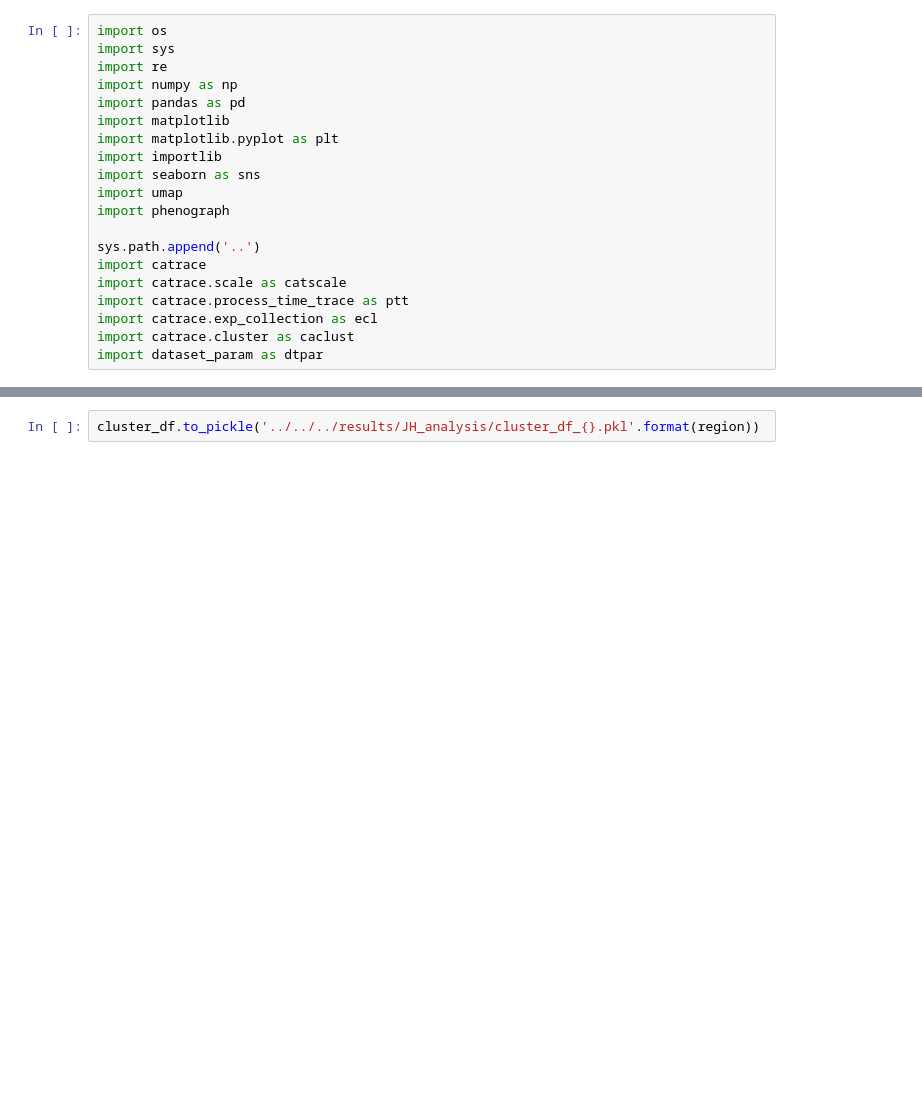
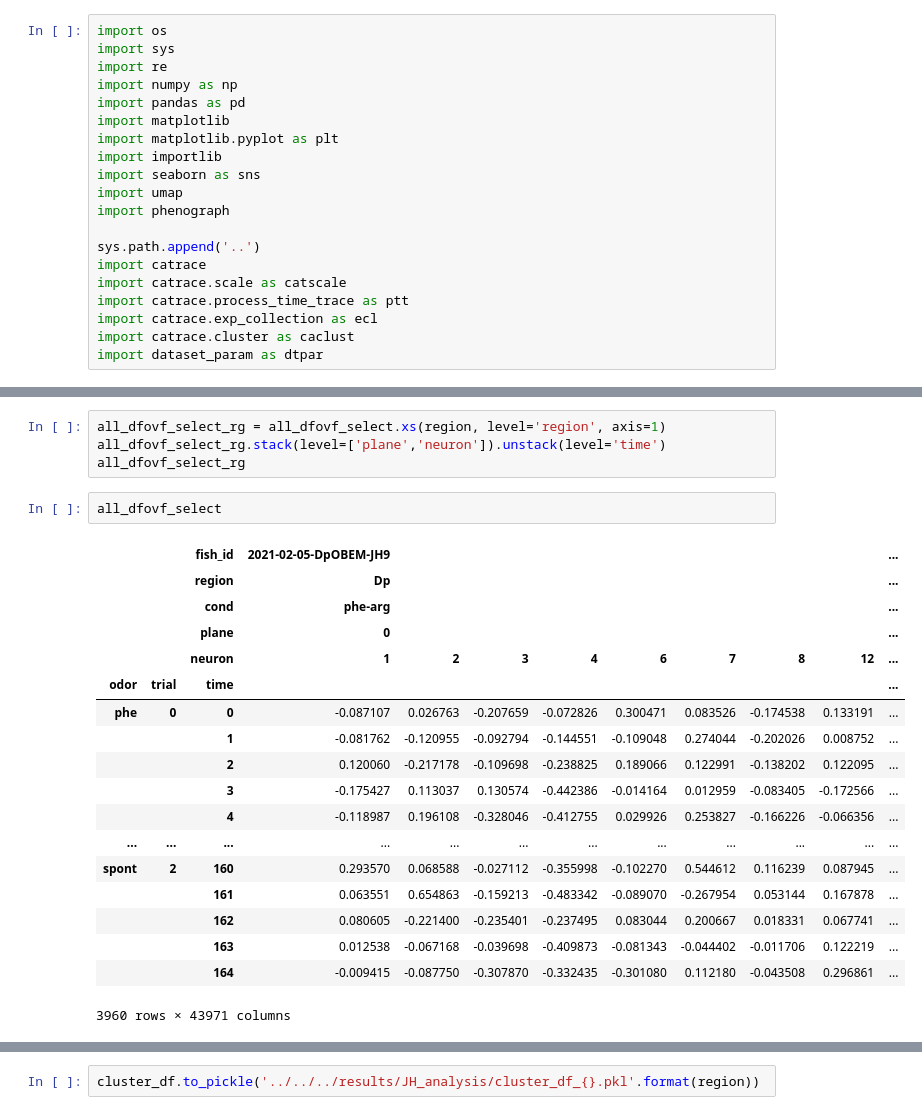
Before and after one commit to aloejhb/catrace, a Jupyter notebook: notebooks/tuning_curve_OB.ipynb, the cells around one changed output, grey strips where cells are left out. Drawn from its saved outputs; the diff is of its cells as text; blank space fills up the shorter version.

```diff
--- a/notebooks/tuning_curve_OB.ipynb
+++ b/notebooks/tuning_curve_OB.ipynb
@@ -35 +81,26 @@ if compute_response:
+# %%
+all_dfovf_select_rg = all_dfovf_select.xs(region, level='region', axis=1)
+all_dfovf_select_rg.stack(level=['plane','neuron']).unstack(level='time')
+all_dfovf_select_rg
+# %%
+all_dfovf_select
+# %% [output]
+|  |  | fish_id | 2021-02-05-DpOBEM-JH9 |  |  |  |  |  |  |  | ... |
+|  |  | region | Dp |  |  |  |  |  |  |  | ... |
+|  |  | cond | phe-arg |  |  |  |  |  |  |  | ... |
+|  |  | plane | 0 |  |  |  |  |  |  |  | ... |
+|  |  | neuron | 1 | 2 | 3 | 4 | 6 | 7 | 8 | 12 | ... |
+| odor | trial | time |  |  |  |  |  |  |  |  | ... |
+| phe | 0 | 0 | -0.087107 | 0.026763 | -0.207659 | -0.072826 | 0.300471 | 0.083526 | -0.174538 | 0.133191 | ... |
+|  |  | 1 | -0.081762 | -0.120955 | -0.092794 | -0.144551 | -0.109048 | 0.274044 | -0.202026 | 0.008752 | ... |
+|  |  | 2 | 0.120060 | -0.217178 | -0.109698 | -0.238825 | 0.189066 | 0.122991 | -0.138202 | 0.122095 | ... |
+|  |  | 3 | -0.175427 | 0.113037 | 0.130574 | -0.442386 | -0.014164 | 0.012959 | -0.083405 | -0.172566 | ... |
+|  |  | 4 | -0.118987 | 0.196108 | -0.328046 | -0.412755 | 0.029926 | 0.253827 | -0.166226 | -0.066356 | ... |
+| ... | ... | ... | ... | ... | ... | ... | ... | ... | ... | ... | ... |
+| spont | 2 | 160 | 0.293570 | 0.068588 | -0.027112 | -0.355998 | -0.102270 | 0.544612 | 0.116239 | 0.087945 | ... |
+|  |  | 161 | 0.063551 | 0.654863 | -0.159213 | -0.483342 | -0.089070 | -0.267954 | 0.053144 | 0.167878 | ... |
+|  |  | 162 | 0.080605 | -0.221400 | -0.235401 | -0.237495 | 0.083044 | 0.200667 | 0.018331 | 0.067741 | ... |
+|  |  | 163 | 0.012538 | -0.067168 | -0.039698 | -0.409873 | -0.081343 | -0.044402 | -0.011706 | 0.122219 | ... |
+|  |  | 164 | -0.009415 | -0.087750 | -0.307870 | -0.332435 | -0.301080 | 0.112180 | -0.043508 | 0.296861 | ... |
+3960 rows × 43971 columns
 # %%
```
Also changed, not shown: parts of 11 cells of this notebook, 1 other file.
